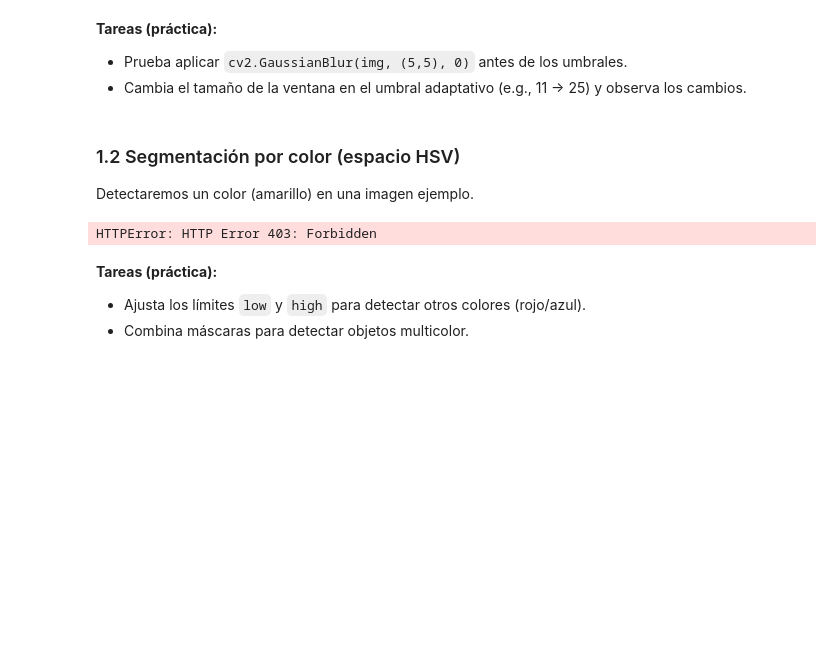
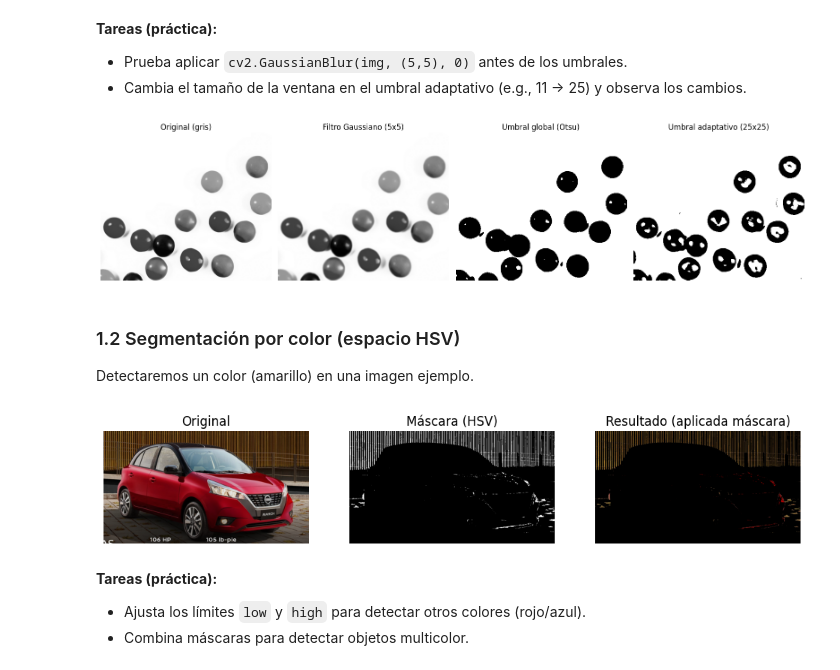
Before and after one commit to RojasG4mer/Vision-e-Inteligencia-Artificial-2026, a Jupyter notebook: Vision/vision_computacional_TareA_JFRM.ipynb, the cells around one changed output. Drawn from its saved outputs; the diff is of its cells as text; code cells hidden in the pictures; blank space fills up the shorter version.

```diff
--- a/Vision/vision_computacional_TareA_JFRM.ipynb
+++ b/Vision/vision_computacional_TareA_JFRM.ipynb
@@ -68,21 +72,53 @@ else:
 
 - Prueba aplicar `cv2.GaussianBlur(img, (5,5), 0)` antes de los umbrales.
 - Cambia el tamaño de la ventana en el umbral adaptativo (e.g., 11 → 25) y observa los cambios.
+# %%
+# Aplicar filtro gaussiano
+img_blurred = cv2.GaussianBlur(img, (5, 5), 0)
+
+# Umbral global (Otsu) aplicado a la imagen suavizada
+_, th_global = cv2.threshold(img_blurred, 0, 255, cv2.THRESH_BINARY + cv2.THRESH_OTSU)
+
+# ---------------------------------------------------------
+# Umbral adaptativo cambiando la ventana de 11 a 25
+# Una ventana más grande evalúa un vecindario mayor para calcular el umbral local.
+# ---------------------------------------------------------
+th_adapt = cv2.adaptiveThreshold(img_blurred, 255, cv2.ADAPTIVE_THRESH_MEAN_C, cv2.THRESH_BINARY, 25, 2)
+
+    # Visualización de los resultados
+plt.figure(figsize=(16, 4)) # Ajustado para acomodar 4 imágenes
+
+plt.subplot(1, 4, 1)
+show_gray(img, 'Original (gris)')
+
+plt.subplot(1, 4, 2)
+show_gray(img_blurred, 'Filtro Gaussiano (5x5)')
+
+plt.subplot(1, 4, 3)
+show_gray(th_global, 'Umbral global (Otsu)')
+
+plt.subplot(1, 4, 4)
+show_gray(th_adapt, 'Umbral adaptativo (25x25)')
+
+plt.tight_layout()
+plt.show()
+# %% [output]
+[figure, added]
 # %% [markdown]
 ### 1.2 Segmentación por color (espacio HSV)
 
 Detectaremos un color (amarillo) en una imagen ejemplo.
 # %%
 # Ejemplo: segmentación por color (HSV)
-url2 = 'https://upload.wikimedia.org/wikipedia/commons/4/46/Yellow_post-it_note.jpg'  # post-it amarillo
-img_color = load_image_url(url2, flags=cv2.IMREAD_COLOR)
+link = '../imagenes/carro.png'
+img_color = cv2.imread(link, cv2.IMREAD_COLOR)  # carga en color (BGR)
 if img_color is None:
     print('No se pudo cargar la imagen. Reemplaza la URL por otra válida.')
 else:
     hsv = cv2.cvtColor(img_color, cv2.COLOR_BGR2HSV)
-    # rango para amarillo (ajustable)
-    low = np.array([20, 100, 100])
-    high = np.array([40, 255, 255])
+    # rango para amarillo (ajustable) RGB(255,255,0) -> HSV aprox (30,255,255)
+    low = np.array([0, 100, 100])
+    high = np.array([30, 255, 255])
     mask = cv2.inRange(hsv, low, high)
     res = cv2.bitwise_and(img_color, img_color, mask=mask)
 
@@ -92,7 +128,7 @@ else:
     plt.subplot(1,3,3); show_bgr(res, 'Resultado (aplicada máscara)')
     plt.show()
 # %% [output]
-HTTPError: HTTP Error 403: Forbidden
+[figure, added]
 # %% [markdown]
 **Tareas (práctica):**
 
```
Also changed, not shown: parts of 19 cells of this notebook, 6 other files.
